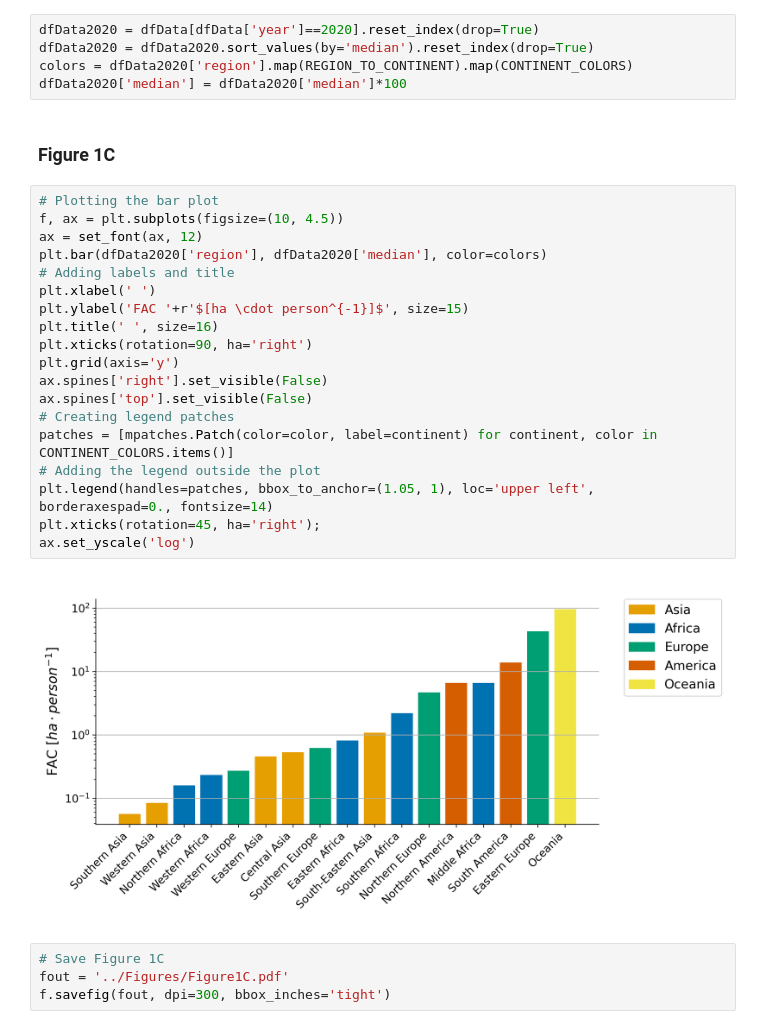
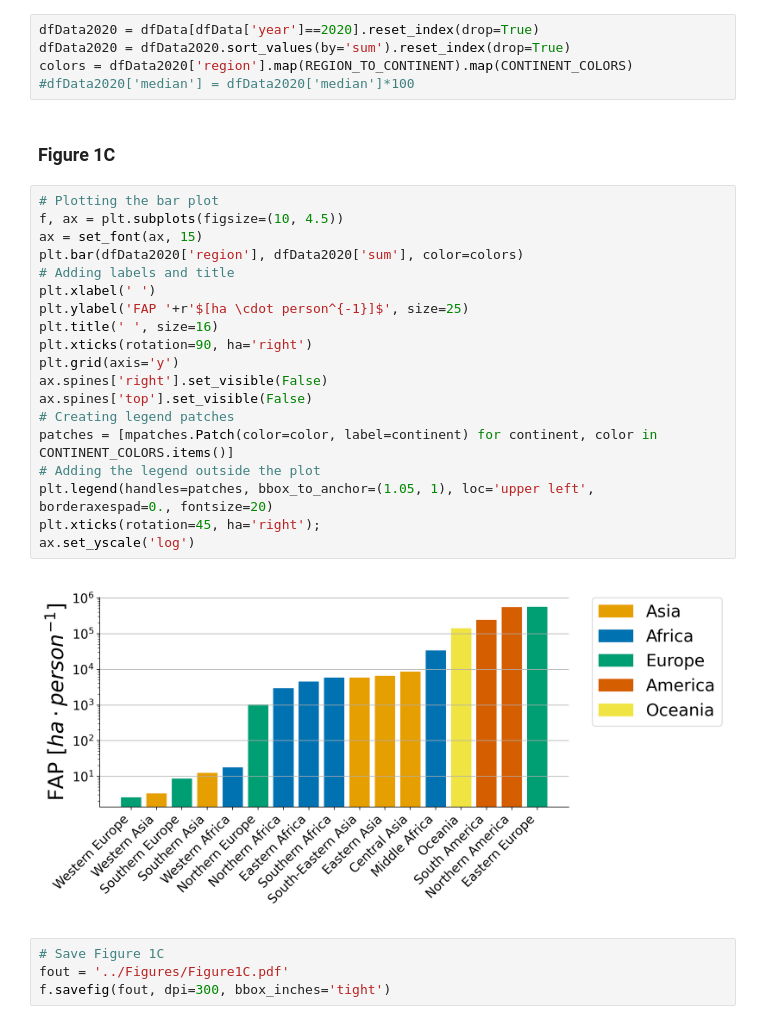
Before and after one commit to emanuelemassaro/Forest_Human_Nexus, a Jupyter notebook: Notebooks/Figure1_Bars_FAC.ipynb, the cells around one changed output. Drawn from its saved outputs; the diff is of its cells as text.

Commit message:
Figure 1 new

```diff
--- a/Notebooks/Figure1_Bars_FAC.ipynb
+++ b/Notebooks/Figure1_Bars_FAC.ipynb
@@ -43,32 +41,32 @@ dfData = return_df(PATHL, gdf1)
 ### 2.1 2020
 # %%
 dfData2020 = dfData[dfData['year']==2020].reset_index(drop=True)
-dfData2020 = dfData2020.sort_values(by='median').reset_index(drop=True)
+dfData2020 = dfData2020.sort_values(by='sum').reset_index(drop=True)
 colors = dfData2020['region'].map(REGION_TO_CONTINENT).map(CONTINENT_COLORS)
-dfData2020['median'] = dfData2020['median']*100
+#dfData2020['median'] = dfData2020['median']*100
 # %% [markdown]
 ### Figure 1C
 # %%
 # Plotting the bar plot
 f, ax = plt.subplots(figsize=(10, 4.5))
-ax = set_font(ax, 12)
-plt.bar(dfData2020['region'], dfData2020['median'], color=colors)
+ax = set_font(ax, 15)
+plt.bar(dfData2020['region'], dfData2020['sum'], color=colors)
 # Adding labels and title
 plt.xlabel(' ')
-plt.ylabel('FAC '+r'$[ha \cdot person^{-1}]$', size=15)
+plt.ylabel('FAP '+r'$[ha \cdot person^{-1}]$', size=25)
 plt.title(' ', size=16)
 plt.xticks(rotation=90, ha='right')
 plt.grid(axis='y')
 ax.spines['right'].set_visible(False)
 ax.spines['top'].set_visible(False)
 # Creating legend patches
 patches = [mpatches.Patch(color=color, label=continent) for continent, color in CONTINENT_COLORS.items()]
 # Adding the legend outside the plot
-plt.legend(handles=patches, bbox_to_anchor=(1.05, 1), loc='upper left', borderaxespad=0., fontsize=14)
+plt.legend(handles=patches, bbox_to_anchor=(1.05, 1), loc='upper left', borderaxespad=0., fontsize=20)
 plt.xticks(rotation=45, ha='right');
 ax.set_yscale('log')
 # %% [output]
-[figure, old version]
+[figure, new version]
 # %%
 # Save Figure 1C
 fout = '../Figures/Figure1C.pdf'
```
Also changed, not shown: parts of 3 cells of this notebook, 2 other files.
